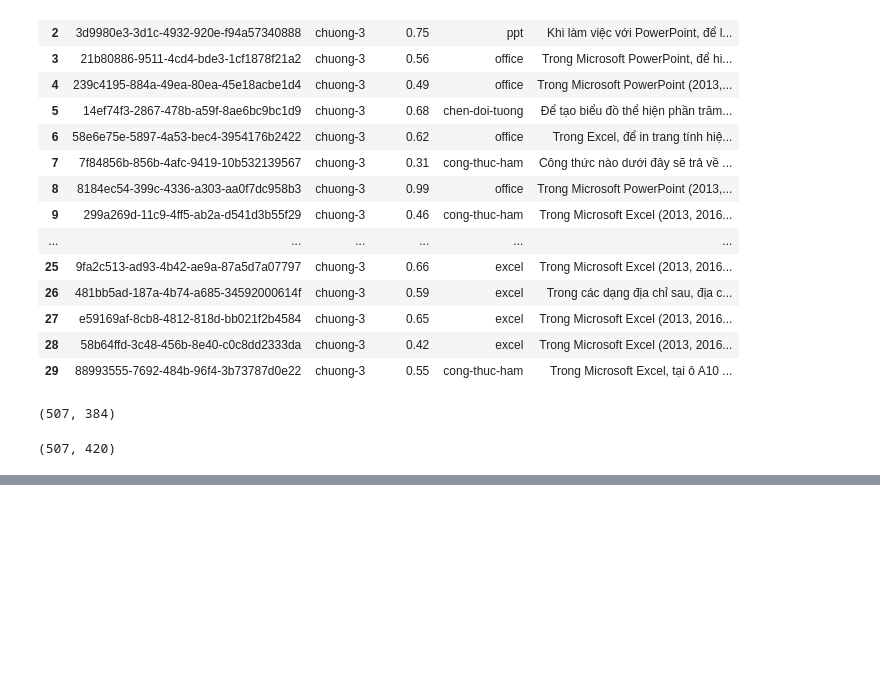
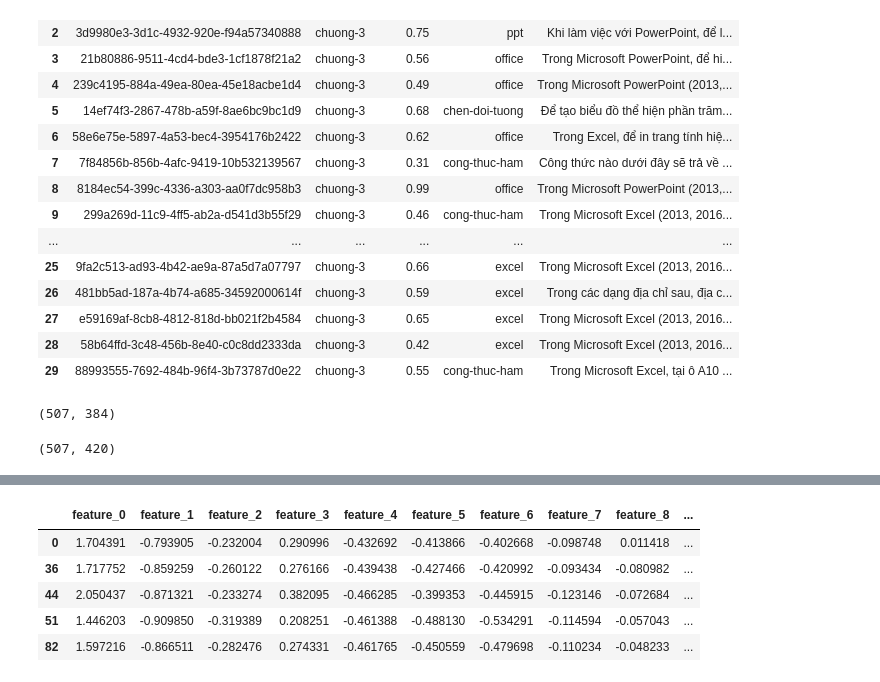
Before and after one commit to Nopnoplaaivay/content-based-filtering-scoreup, a Jupyter notebook: test.ipynb, the cells around one changed output, grey strips where cells are left out. Cells and saved outputs as stored; diff of their text form; code cells hidden in the pictures; blank space fills up the shorter version.

```diff
--- a/test.ipynb
+++ b/test.ipynb
@@ -108,3 +110,12 @@ clustered_df.head()
+# %%
+clustered_df[clustered_df['cluster'] == 31].head()
+# %% [output]
+|  | feature_0 | feature_1 | feature_2 | feature_3 | feature_4 | feature_5 | feature_6 | feature_7 | feature_8 | ... |
+| 0 | 1.704391 | -0.793905 | -0.232004 | 0.290996 | -0.432692 | -0.413866 | -0.402668 | -0.098748 | 0.011418 | ... |
+| 36 | 1.717752 | -0.859259 | -0.260122 | 0.276166 | -0.439438 | -0.427466 | -0.420992 | -0.093434 | -0.080982 | ... |
+| 44 | 2.050437 | -0.871321 | -0.233274 | 0.382095 | -0.466285 | -0.399353 | -0.445915 | -0.123146 | -0.072684 | ... |
+| 51 | 1.446203 | -0.909850 | -0.319389 | 0.208251 | -0.461388 | -0.488130 | -0.534291 | -0.114594 | -0.057043 | ... |
+| 82 | 1.597216 | -0.866511 | -0.282476 | 0.274331 | -0.461765 | -0.450559 | -0.479698 | -0.110234 | -0.048233 | ... |
 # %%
 # get feature_vectors of each clusters from clustered_df and save it to a variable
 features_vector = clustered_df[clustered_df['cluster'] == 32].iloc[:, :-2].values.tolist()
```
Also changed, not shown: parts of 6 cells of this notebook, 6 other files.
